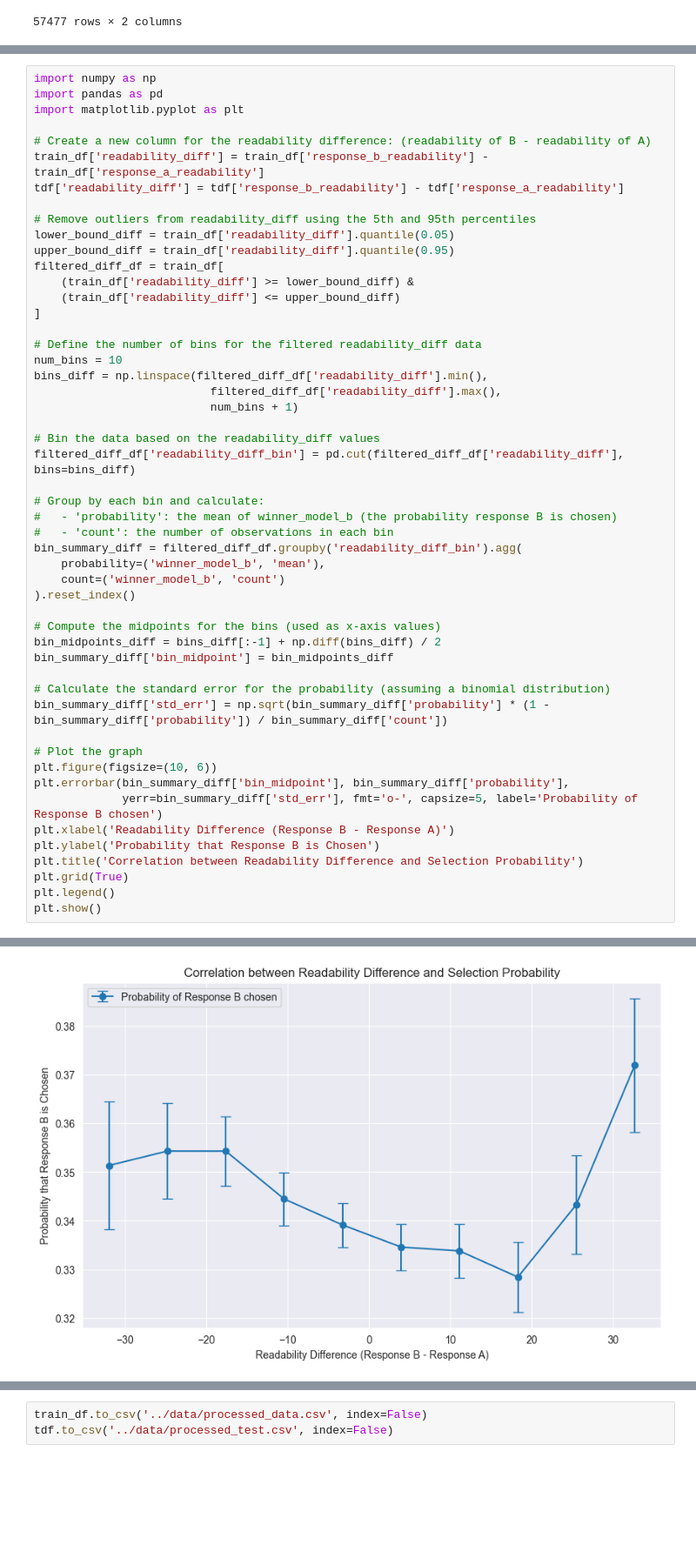
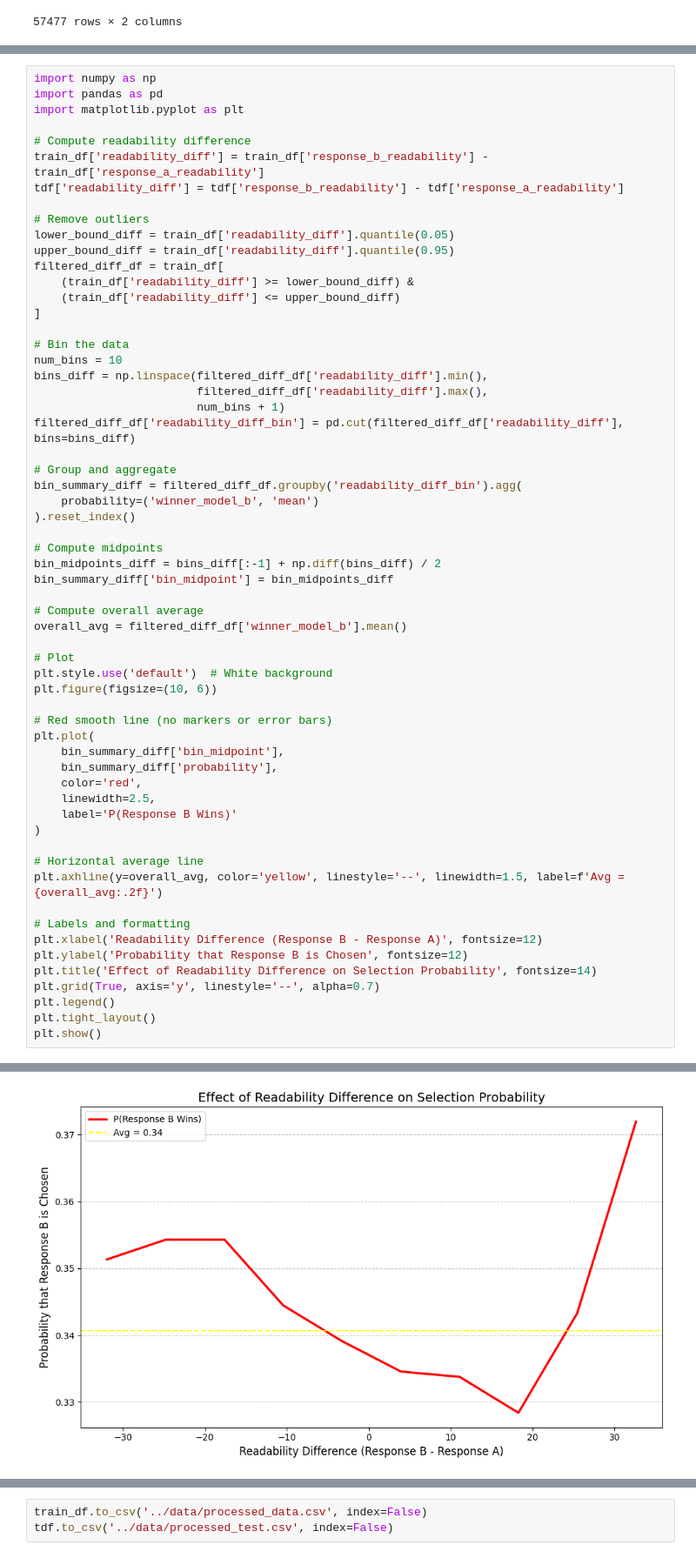
Before and after one commit to edokydocy/UCI-Datathon-2025, a Jupyter notebook: src/EDA.ipynb, the cells around one changed output, grey strips where cells are left out. Shown at 87% size. Cells and saved outputs as stored; diff of their text form; blank space fills up the shorter version.

```diff
--- a/src/EDA.ipynb
+++ b/src/EDA.ipynb
@@ -298,59 +382,68 @@ import numpy as np
 import pandas as pd
 import matplotlib.pyplot as plt
 
-# Create a new column for the readability difference: (readability of B - readability of A)
+# Compute readability difference
 train_df['readability_diff'] = train_df['response_b_readability'] - train_df['response_a_readability']
 tdf['readability_diff'] = tdf['response_b_readability'] - tdf['response_a_readability']
 
-# Remove outliers from readability_diff using the 5th and 95th percentiles
+# Remove outliers
 lower_bound_diff = train_df['readability_diff'].quantile(0.05)
 upper_bound_diff = train_df['readability_diff'].quantile(0.95)
 filtered_diff_df = train_df[
     (train_df['readability_diff'] >= lower_bound_diff) &
     (train_df['readability_diff'] <= upper_bound_diff)
 ]
 
-# Define the number of bins for the filtered readability_diff data
+# Bin the data
 num_bins = 10
 bins_diff = np.linspace(filtered_diff_df['readability_diff'].min(),
-                          filtered_diff_df['readability_diff'].max(),
-                          num_bins + 1)
-
-# Bin the data based on the readability_diff values
+                        filtered_diff_df['readability_diff'].max(),
+                        num_bins + 1)
 filtered_diff_df['readability_diff_bin'] = pd.cut(filtered_diff_df['readability_diff'], bins=bins_diff)
 
-# Group by each bin and calculate:
-#   - 'probability': the mean of winner_model_b (the probability response B is chosen)
-#   - 'count': the number of observations in each bin
+# Group and aggregate
 bin_summary_diff = filtered_diff_df.groupby('readability_diff_bin').agg(
-    probability=('winner_model_b', 'mean'),
-    count=('winner_model_b', 'count')
+    probability=('winner_model_b', 'mean')
 ).reset_index()
 
-# Compute the midpoints for the bins (used as x-axis values)
+# Compute midpoints
 bin_midpoints_diff = bins_diff[:-1] + np.diff(bins_diff) / 2
 bin_summary_diff['bin_midpoint'] = bin_midpoints_diff
 
-# Calculate the standard error for the probability (assuming a binomial distribution)
-bin_summary_diff['std_err'] = np.sqrt(bin_summary_diff['probability'] * (1 - bin_summary_diff['probability']) / bin_summary_diff['count'])
+# Compute overall average
+overall_avg = filtered_diff_df['winner_model_b'].mean()
 
-# Plot the graph
+# Plot
+plt.style.use('default')  # White background
 plt.figure(figsize=(10, 6))
-plt.errorbar(bin_summary_diff['bin_midpoint'], bin_summary_diff['probability'],
-             yerr=bin_summary_diff['std_err'], fmt='o-', capsize=5, label='Probability of Response B chosen')
-plt.xlabel('Readability Difference (Response B - Response A)')
-plt.ylabel('Probability that Response B is Chosen')
-plt.title('Correlation between Readability Difference and Selection Probability')
-plt.grid(True)
+
+# Red smooth line (no markers or error bars)
+plt.plot(
+    bin_summary_diff['bin_midpoint'],
+    bin_summary_diff['probability'],
+    color='red',
+    linewidth=2.5,
+    label='P(Response B Wins)'
+)
+
+# Horizontal average line
+plt.axhline(y=overall_avg, color='yellow', linestyle='--', linewidth=1.5, label=f'Avg = {overall_avg:.2f}')
+
+# Labels and formatting
+plt.xlabel('Readability Difference (Response B - Response A)', fontsize=12)
+plt.ylabel('Probability that Response B is Chosen', fontsize=12)
+plt.title('Effect of Readability Difference on Selection Probability', fontsize=14)
+plt.grid(True, axis='y', linestyle='--', alpha=0.7)
 plt.legend()
+plt.tight_layout()
 plt.show()
 # %% [output]
 A value is trying to be set on a copy of a slice from a DataFrame.
 Try using .loc[row_indexer,col_indexer] = value instead
 
 See the caveats in the documentation: https://pandas.pydata.org/pandas-docs/stable/user_guide/indexing.html#returning-a-view-versus-a-copy
   filtered_diff_df['readability_diff_bin'] = pd.cut(filtered_diff_df['readability_diff'], bins=bins_diff)
-[figure, old version]
+[figure, new version]
 # %%
 import numpy as np
 import pandas as pd
```
Also changed, not shown: parts of 5 cells of this notebook, 1 other file.
